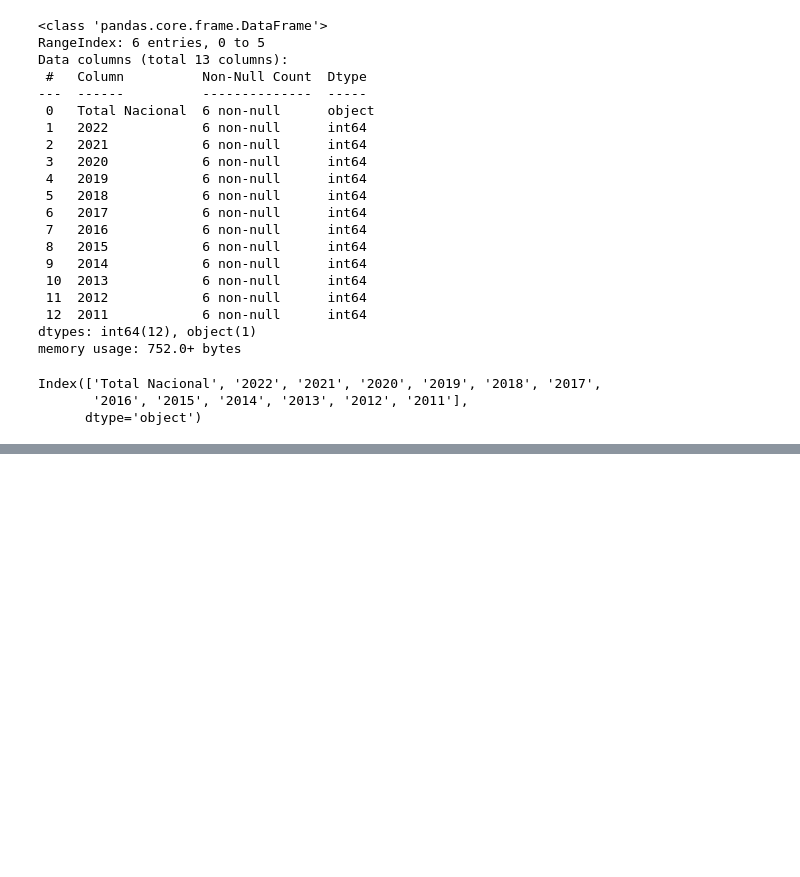
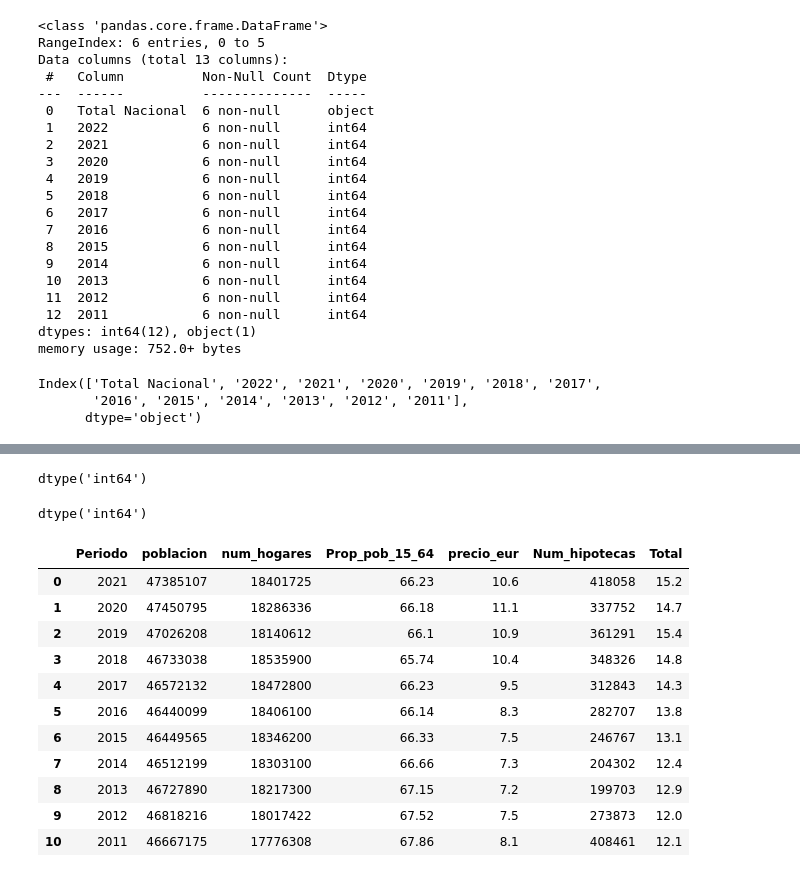
Before and after one commit to Lean788/EDA_vivienda_joven, a Jupyter notebook: src/Notebooks/analisis/analisis_jovenes.ipynb, the cells around one changed output, grey strips where cells are left out. Drawn from its saved outputs; the diff is of its cells as text; code cells hidden in the pictures; blank space fills up the shorter version.

```diff
--- a/src/Notebooks/analisis/analisis_jovenes.ipynb
+++ b/src/Notebooks/analisis/analisis_jovenes.ipynb
@@ -467,0 +539,4 @@ No artists with labels found to put in legend.  Note that artists whose label st
+# %%
+evol_precio_alq = pd.read_csv('../../data/clean/mini_dataset_for_corr/evol_precio_alq.csv')
+hipotecas = pd.read_csv('../../data/clean/mini_dataset_for_corr/hipotecas.csv')
+prop_vivienda_alq = pd.read_csv('../../data/clean/mini_dataset_for_corr/prop_vivienda_alq.csv')
@@ -467,0 +547,8 @@ No artists with labels found to put in legend.  Note that artists whose label st
+# %%
+hipotecas['Periodo'].dtype
+# %% [output]
+dtype('int64')
+# %%
+prop_vivienda_alq['Periodo'].dtype
+# %% [output]
+dtype('int64')
@@ -467,0 +561,15 @@ No artists with labels found to put in legend.  Note that artists whose label st
+# %%
+data_pob_hogares
+# %% [output]
+|  | Periodo | poblacion | num_hogares | Prop_pob_15_64 | precio_eur | Num_hipotecas | Total |
+| 0 | 2021 | 47385107 | 18401725 | 66.23 | 10.6 | 418058 | 15.2 |
+| 1 | 2020 | 47450795 | 18286336 | 66.18 | 11.1 | 337752 | 14.7 |
+| 2 | 2019 | 47026208 | 18140612 | 66.1 | 10.9 | 361291 | 15.4 |
+| 3 | 2018 | 46733038 | 18535900 | 65.74 | 10.4 | 348326 | 14.8 |
+| 4 | 2017 | 46572132 | 18472800 | 66.23 | 9.5 | 312843 | 14.3 |
+| 5 | 2016 | 46440099 | 18406100 | 66.14 | 8.3 | 282707 | 13.8 |
+| 6 | 2015 | 46449565 | 18346200 | 66.33 | 7.5 | 246767 | 13.1 |
+| 7 | 2014 | 46512199 | 18303100 | 66.66 | 7.3 | 204302 | 12.4 |
+| 8 | 2013 | 46727890 | 18217300 | 67.15 | 7.2 | 199703 | 12.9 |
+| 9 | 2012 | 46818216 | 18017422 | 67.52 | 7.5 | 273873 | 12.0 |
+| 10 | 2011 | 46667175 | 17776308 | 67.86 | 8.1 | 408461 | 12.1 |
```
Also changed, not shown: parts of 29 cells of this notebook, 6 other files.
